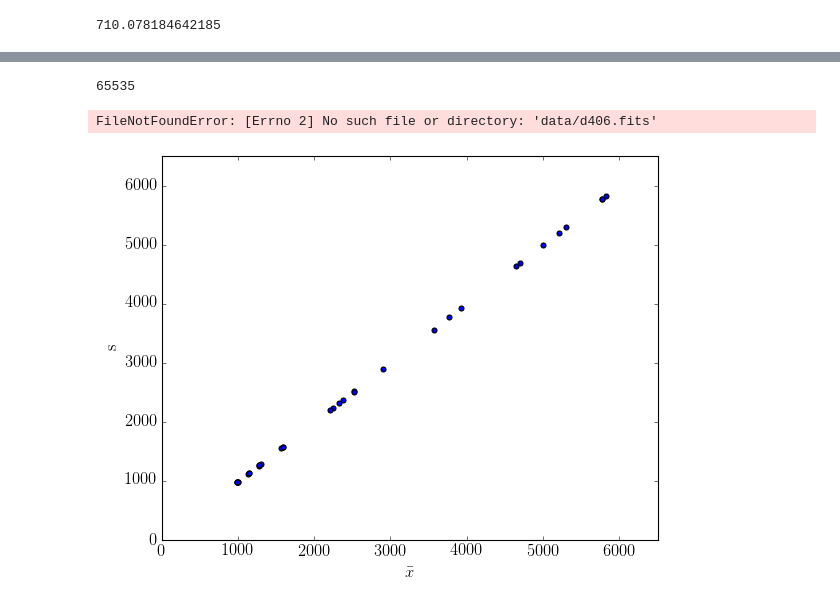
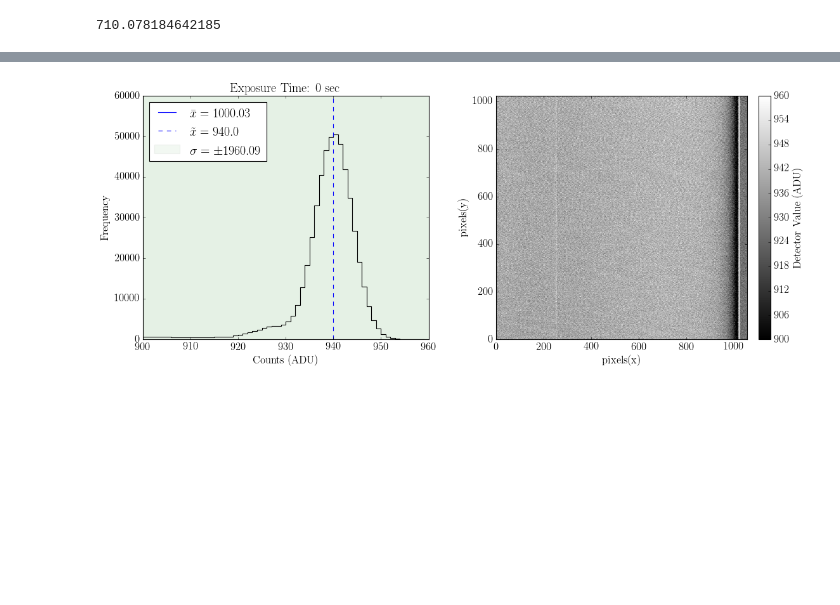
Before and after one commit to jbirky/photonCounting, a Jupyter notebook: analysis.ipynb, the cells around one changed output, grey strips where cells are left out. Saved outputs shown, nothing was run; the diff lists cells and outputs as text; code cells hidden in the pictures; blank space fills up the shorter version.

Commit message:
histograms

```diff
--- a/analysis.ipynb
+++ b/analysis.ipynb
@@ -141,11 +138,0 @@ def computeStat(arr, **kwargs):
-# %%
-exp = 3
-sigma = 5
-rng = [1000,1500]
-
-array3D, array2D = readData('data/exp%s/'%(exp))
-arr3D = array3D[0]
-
-plotImg(arr3D, rng=rng)
-array = arr3D.flatten()
-plotHist(array, sigma=sigma, exp=exp)
@@ -169,28 +138,0 @@ plotHist(arr3D.flatten(), rng=r2, exp=exp)
-# %%
-max(arr3D.flatten())
-# %% [output]
-65535
-# %%
-xbar, var = [], []
-for f in files:
-    arr = fits.getdata('data/' + f)
-    hdr = fits.open('data/' + f)
-    data = hdr[0].data.flatten()
-
-    xbar.append(mean(data))
-    var.append(stdev(data))
-# %% [output]
-FileNotFoundError: [Errno 2] No such file or directory: 'data/d406.fits'
-# %%
-x = np.arange(min(xbar), max(xbar))
-
-plt.scatter(xbar, var)
-# plt.xscale('log')
-# plt.yscale('log')
-plt.xlim(0,6500)
-plt.ylim(0,6500)
-plt.xlabel(r'$\bar{x}$')
-plt.ylabel(r's')
-plt.show()
-# %% [output]
-[figure, removed]
@@ -196,0 +190,6 @@ plt.show()
+# %%
+array3D = readData('data/exp0/')
+bias_2D = combineFrame(array3D)
+plotAll(bias_2D, rng=[900,960], hrng=[900,960], exp=0, save_dir='writeup/plots/')
+# %% [output]
+[figure, added]
```
Also changed, not shown: parts of 9 cells of this notebook.
